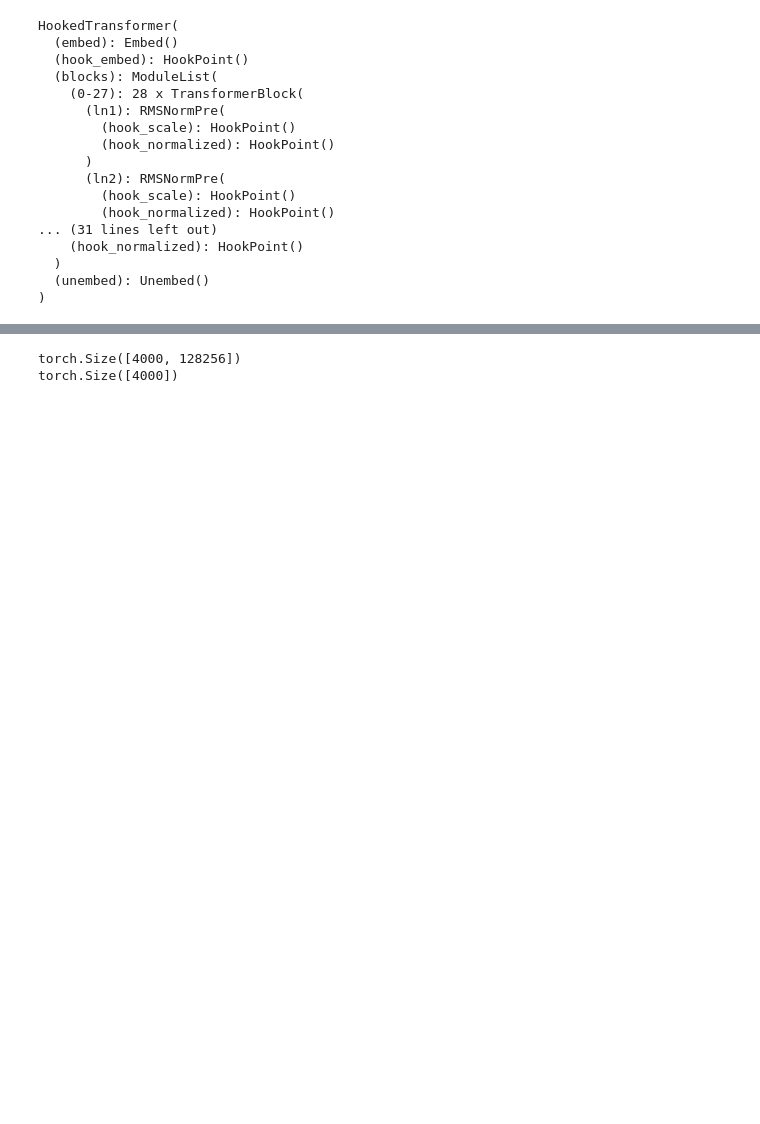
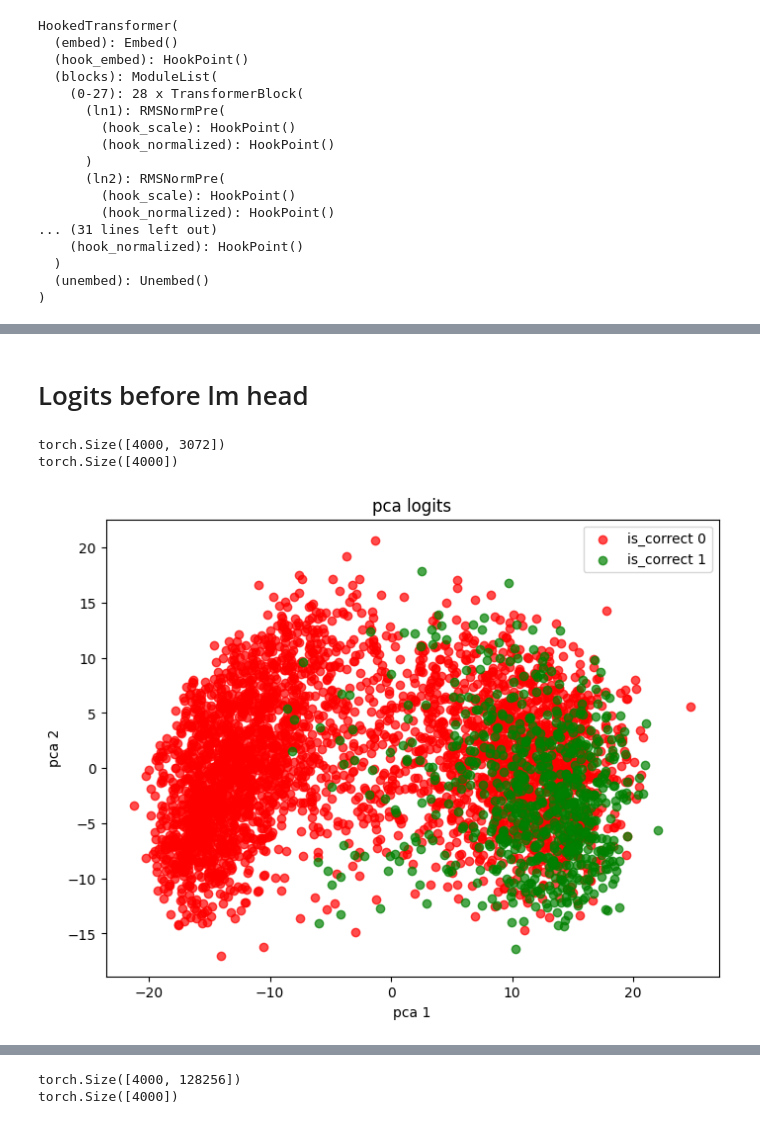
Before and after one commit to sashaboriskin/rag_routing, a Jupyter notebook: notebooks/answer_forward_logreg.ipynb, the cells around one changed output, grey strips where cells are left out. Drawn from its saved outputs; the diff is of its cells as text; code cells hidden in the pictures; blank space fills up the shorter version.

```diff
--- a/notebooks/answer_forward_logreg.ipynb
+++ b/notebooks/answer_forward_logreg.ipynb
@@ -40,3 +50,9 @@ nq_dataset_test = pd.read_csv('../data/adaptive_rag_natural_questions_test.csv')
 wiki_dataset_test = pd.read_csv('../data/adaptive_rag_2wikimultihopqa_test.csv')
 hotpot_dataset_test = pd.read_csv('../data/adaptive_rag_hotpotqa_test.csv')
 musique_dataset_test = pd.read_csv('../data/adaptive_rag_musique_test.csv')
+# %%
+ds = pd.concat([nq_dataset, wiki_dataset, hotpot_dataset, musique_dataset,
+    nq_dataset_test, wiki_dataset_test, hotpot_dataset_test, musique_dataset_test])
+ds = ds.reset_index(drop=True)
+
+train_indices, test_indices = train_test_split(list(ds.index), test_size=0.2, random_state=42)
@@ -74,0 +109,2 @@ HookedTransformer(
+# %% [markdown]
+# Logits before lm head
@@ -74,0 +144,26 @@ HookedTransformer(
+# %%
+print(X.shape)
+print(y.shape)
+# %% [output]
+torch.Size([4000, 3072])
+torch.Size([4000])
+# %%
+colors = {0: 'red', 1: 'green'}
+
+pca = PCA(n_components=2)
+X_pca = pca.fit_transform(X)
+
+plt.figure(figsize=(8, 6))
+for label in (0, 1):
+    idx = (y == label)
+    plt.scatter(X_pca[idx, 0], X_pca[idx, 1],
+                color=colors[label],
+                label=f"is_correct {label}",
+                alpha=0.7)
+plt.xlabel("pca 1")
+plt.ylabel("pca 2")
+plt.title("pca logits")
+plt.legend()
+plt.show()
+# %% [output]
+[figure, added]
```
Also changed, not shown: parts of 63 cells of this notebook.
